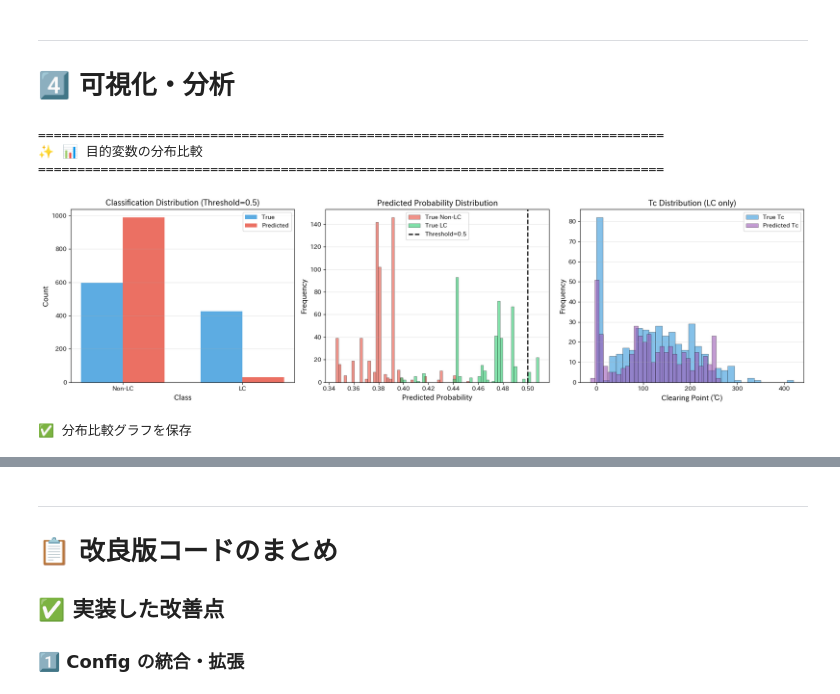
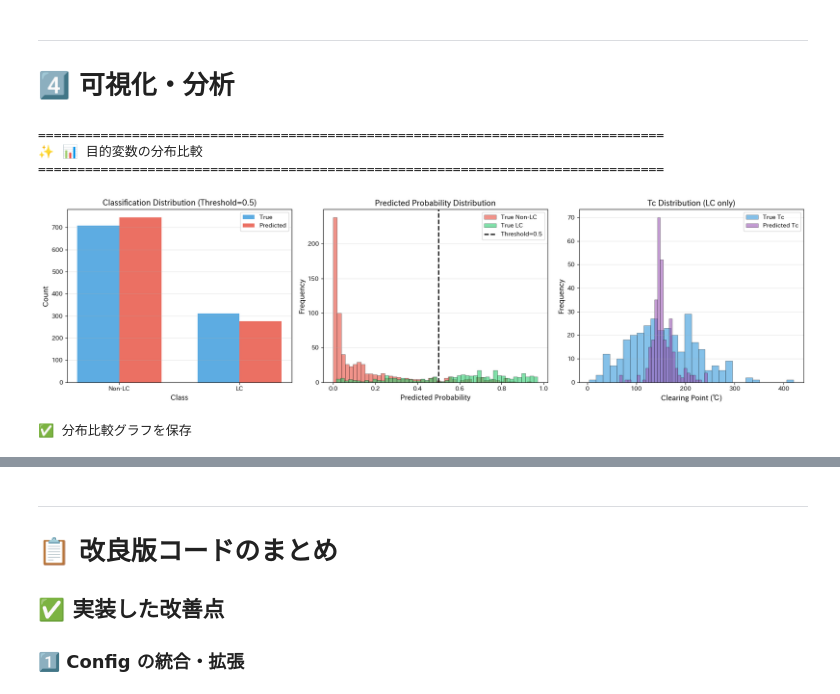
Before and after one commit to hdbunazawa2020/CSIRO---Image2Biomass-Prediction, a Jupyter notebook: notebooks/100-train-my-simple-baseline-ipynb.ipynb, the cells around one changed output, grey strips where cells are left out. Drawn from its saved outputs; the diff is of its cells as text; code cells hidden in the pictures.

Commit message:
Kaggle Notebook | 100_[TRAIN]My_Simple_Baseline.ipynb | Version 3

```diff
--- a/notebooks/100-train-my-simple-baseline-ipynb.ipynb
+++ b/notebooks/100-train-my-simple-baseline-ipynb.ipynb
@@ -123,36 +123,36 @@ class Config:
             # 分類タスク
             classification=dict(
                 objective="binary",
-                metric=["auc"],
-                learning_rate=0.05,
-                num_leaves=64,
+                metric=["binary_logloss"],
+                learning_rate=0.03,
+                num_leaves=63,
                 min_data_in_leaf=30,
-                feature_fraction=0.8,
-                bagging_fraction=0.8,
+                feature_fraction=0.9,
+                bagging_fraction=0.9,
                 bagging_freq=1,
                 lambda_l1=0.1,
                 lambda_l2=0.1,
                 seed=42,
                 verbosity=-1,
                 num_boost_round=5000,
-                early_stopping_rounds=200,
+                early_stopping_rounds=500,
             ),
             # 回帰タスク
             regression=dict(
                 objective="regression",
                 metric=["rmse"],
-                learning_rate=0.03,
-                num_leaves=64,
-                min_data_in_leaf=30,
-                feature_fraction=0.8,
-                bagging_fraction=0.8,
+                learning_rate=0.02,
+                num_leaves=63,
+                min_data_in_leaf=10,
+                feature_fraction=0.9,
+                bagging_fraction=0.9,
                 bagging_freq=1,
                 lambda_l1=0.1,
                 lambda_l2=0.1,
                 seed=42,
                 verbosity=-1,
-                num_boost_round=8000,
-                early_stopping_rounds=300,
+                num_boost_round=20000,
+                early_stopping_rounds=500,
             )
         )
 
@@ -1460,35 +1424,35 @@ def plot_target_distribution_comparison(
     if mask_lc.sum() > 0:
         axes[2].hist(y_true_tc[mask_lc], bins=30, alpha=0.6, color='#3498db',
                      label='True Tc', edgecolor='black', linewidth=0.5)
         axes[2].hist(oof_tc_pred[mask_lc], bins=30, alpha=0.6, color='#9b59b6',
                      label='Predicted Tc', edgecolor='black', linewidth=0.5)
         axes[2].set_xlabel('Clearing Point (℃)', fontsize=12, fontweight='bold')
         axes[2].set_ylabel('Frequency', fontsize=12, fontweight='bold')
         axes[2].set_title('Tc Distribution (LC only)', fontsize=13, fontweight='bold')
         axes[2].legend()
         axes[2].grid(True, alpha=0.3, axis='y')
     else:
         axes[2].text(0.5, 0.5, 'No valid LC samples',
                      ha='center', va='center', fontsize=14, transform=axes[2].transAxes)
 
     plt.tight_layout()
     plt.savefig(config.output_dir / 'target_distribution_comparison.png', dpi=config.viz.dpi, bbox_inches='tight')
     plt.show()
 
     print("✅ 分布比較グラフを保存")
 
 # 実行
 plot_target_distribution_comparison(
-    df_train_processed['is_liquid_crystal'].to_numpy().astype(int),
+    df_train_processed['is_thermotropic_lc'].to_numpy().astype(int),
     df_train_processed['clearing_point_celsius'].to_numpy().astype(float),
     trainer.oof_predictions['classification'],
     trainer.oof_predictions['regression']
 )
 # %% [output]
 ================================================================================
 ✨ 📊 目的変数の分布比較
 ================================================================================
-[figure, old version]
+[figure, new version]
 ✅ 分布比較グラフを保存
 # %%
 # ==============================================
```
Also changed, not shown: parts of 9 cells of this notebook.
